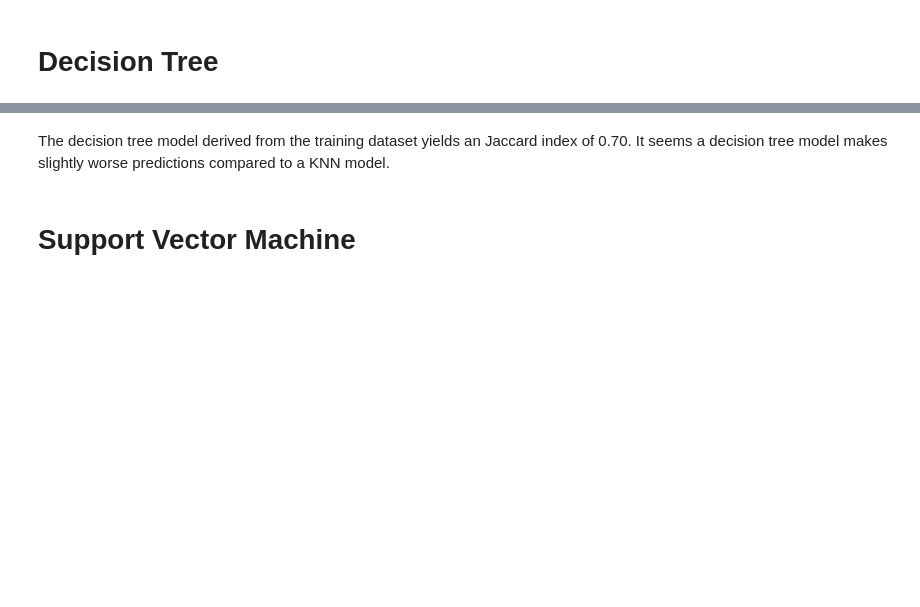
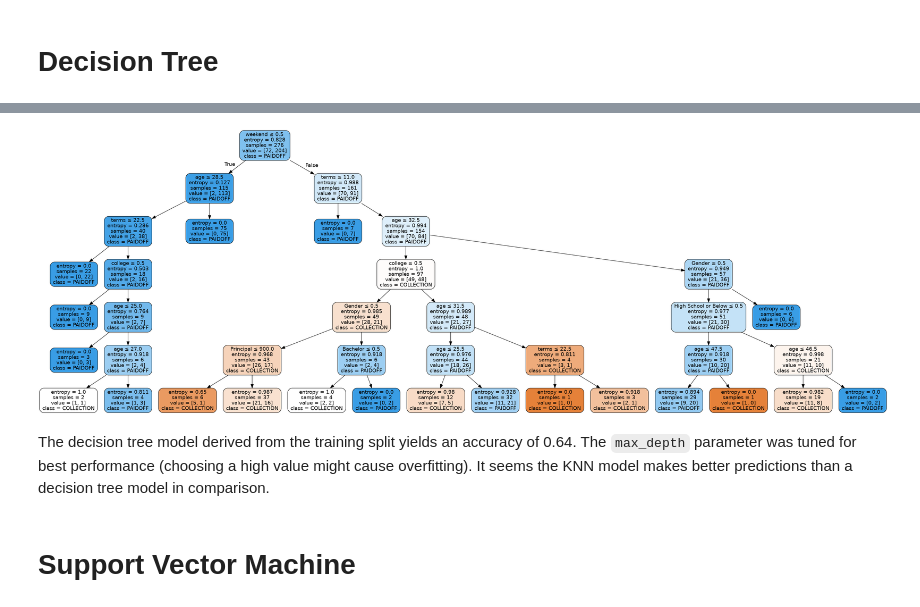
Before and after one commit to phdenzel/ibm_projects, a Jupyter notebook: mlwpy_project.ipynb, the cells around one changed output, grey strips where cells are left out. Cells and saved outputs as stored; diff of their text form; code cells hidden in the pictures; blank space fills up the shorter version.

```diff
--- a/mlwpy_project.ipynb
+++ b/mlwpy_project.ipynb
@@ -246,0 +474,15 @@ KNN with `k=25` achieves a Jaccard index of 0.7429, meaning roughly 3 out of 4 c
+# %%
+from sklearn import tree
+
+# Determine optimal parameter choice for `max_depth`
+optimal_depth = 0
+optimal_acc = 0
+for i in range(3, 10):
+    dtree = tree.DecisionTreeClassifier(criterion="entropy", max_depth=i, min_samples_leaf=1)
+    fold_scores = cross_val_score(dtree, X_train, y_train, cv=5)
+    acc = np.mean(fold_scores)
+    if acc > optimal_acc:
+        optimal_acc = acc
+        optimal_depth = i
+    print("Acc: {:6.4f} @ max_depth={}".format(acc, i))
+print("Optimal max_depth={}".format(optimal_depth))
@@ -247,10 +498,15 @@ KNN with `k=25` achieves a Jaccard index of 0.7429, meaning roughly 3 out of 4 c
 # %%
-from sklearn import tree
-
-dtree = tree.DecisionTreeClassifier(criterion="entropy", max_depth=4).fit(Xdt_train, ydt_train)
+# With optimal max_depth
+dtree = tree.DecisionTreeClassifier(criterion="entropy", max_depth=optimal_depth, min_samples_leaf=1)
+dtree = dtree.fit(Xdt_train, ydt_train)
 ydt_hat = dtree.predict(Xdt_test)
 
-print("Train set accuracy (Jaccard): {:6.4f}".format(
+# Verbosity
+print("Train set accuracy:          {:6.4f}".format(
     metrics.accuracy_score(ydt_train, dtree.predict(Xdt_train))))
-print("Test set accuracy  (Jaccard): {:6.4f}".format(
+print("Test set accuracy:           {:6.4f}".format(
     metrics.accuracy_score(ydt_test, ydt_hat)))
+print("Test set accuracy (Jaccard): {:6.4f}".format(
+    metrics.jaccard_score(ydt_test, ydt_hat, average='micro')))
+print("Test set accuracy (F1):      {:6.4f}".format(
+    metrics.f1_score(ydt_test, ydt_hat, average='micro')))
@@ -257,25 +532,27 @@ print("Test set accuracy  (Jaccard): {:6.4f}".format(
 # %%
 import pydotplus
 from pydotplus import graphviz
 import matplotlib.image as mpimg
 import base64
 import io
 from IPython.display import Image as JImg
 
 filename = "loan_dtree.png"
 featureNames = features.columns
 targetNames = df['loan_status'].unique().tolist()
 dot_dta = tree.export_graphviz(dtree, feature_names=featureNames,
                                class_names=np.unique(ydt_train),
                                rounded=True, filled=True, special_characters=True, rotate=False)
 graph = pydotplus.graph_from_dot_data(dot_dta)
 
 jimg = JImg(graph.create_png())
-with open(filename, 'wb') as f:
-    f.write(jimg.data)
+# with open(filename, 'wb') as f:
+#     f.write(jimg.data)
 jimg
+# %% [output]
+[figure, added]
 # %% [markdown]
-The decision tree model derived from the training dataset yields an Jaccard index of 0.70.
-It seems a decision tree model makes slightly worse predictions compared to a KNN model.
+The decision tree model derived from the training split yields an accuracy of 0.64. The `max_depth` parameter was tuned for best performance (choosing a high value might cause overfitting).
+It seems the KNN model makes better predictions than a decision tree model in comparison.
 # %% [markdown]
 # Support Vector Machine
```
Also changed, not shown: parts of 40 cells of this notebook.
